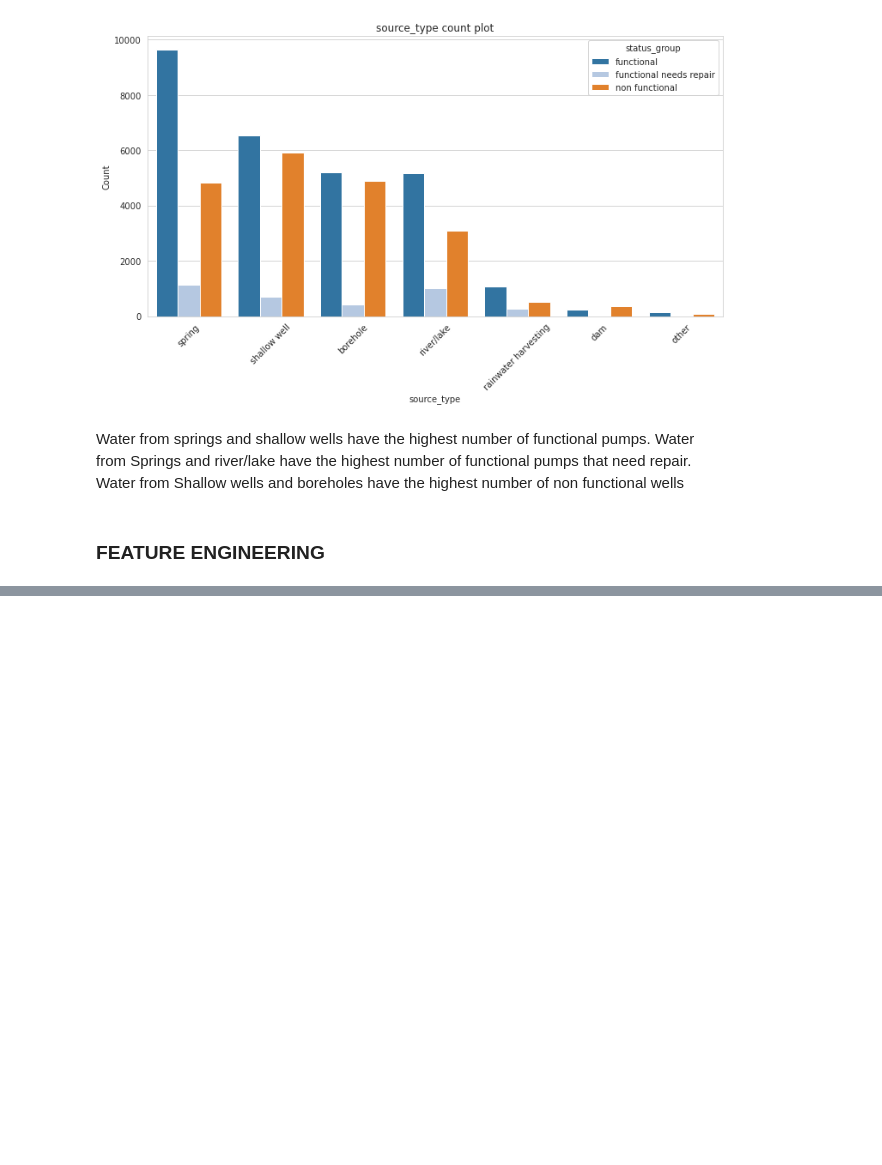
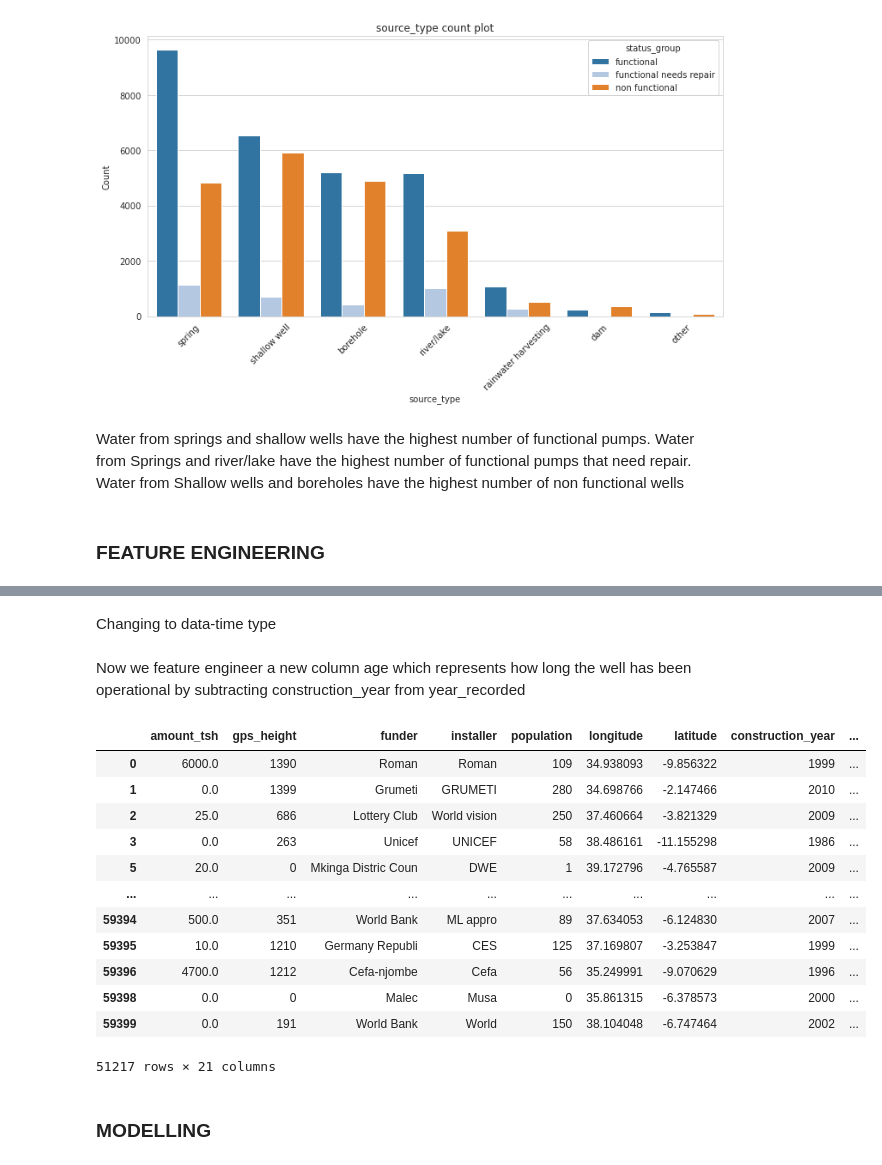
Before and after one commit to GraceRotich/Condition-of-Water-well-predictor, a Jupyter notebook: Condition_Water_well_predictor.ipynb, the cells around one changed output, grey strips where cells are left out. Drawn from its saved outputs; the diff is of its cells as text; code cells hidden in the pictures; blank space fills up the shorter version.

Commit message:
Feature Engineering

```diff
--- a/Condition_Water_well_predictor.ipynb
+++ b/Condition_Water_well_predictor.ipynb
@@ -621,0 +626,22 @@ Water from springs and shallow wells have the highest number of functional pumps
+# %%
+#finding the median of years != 0
+#replace the 0s in construction year with that median
+median = tanz_df.construction_year[tanz_df.construction_year != 0].median()
+tanz_df.construction_year.replace(0, median, inplace=True)
+# %%
+#create a new column decade
+tanz_df['decade'] = tanz_df['construction_year']
+# %%
+#binning the construction year into decade
+tanz_df['decade'].replace(to_replace = (1960,1961,1962,1963,1964,1965,1966,1967,1968,1969),
+                        value ='60s' , inplace=True)
+tanz_df['decade'].replace(to_replace = (1970,1971,1972,1973,1974,1975,1976,1977,1978,1979),
+                        value ='70s' , inplace=True)
+tanz_df['decade'].replace(to_replace = (1980,1981,1982,1983,1984,1985,1986,1987,1988,1989),
+                        value ='80s' , inplace=True)
+tanz_df['decade'].replace(to_replace = (1990,1991,1992,1993,1994,1995,1996,1997,1998,1999),
+                        value ='90s' , inplace=True)
+tanz_df['decade'].replace(to_replace = (2000,2001,2002,2003,2004,2005,2006,2007,2008,2009),
+                        value ='00s' , inplace=True)
+tanz_df['decade'].replace(to_replace = (2010,2011,2012,2013),
+                        value ='10s' , inplace=True)
@@ -621,0 +659,30 @@ Water from springs and shallow wells have the highest number of functional pumps
+# %% [markdown]
+Changing to data-time type
+# %%
+#changing date to date time object
+tanz_df['date_recorded']=pd.to_datetime(tanz_df['date_recorded'])
+tanz_df['year_recorded']=tanz_df['date_recorded'].apply(lambda x: x.year)
+
+tanz_df.drop('date_recorded', axis=1, inplace=True)
+# %% [markdown]
+Now we feature engineer a new column age which represents how long the well has been operational by subtracting construction_year from year_recorded
+# %%
+# feature engineering a new colum
+tanz_df['Age'] = tanz_df['year_recorded']- tanz_df['construction_year']
+tanz_df
+# %% [output]
+|  | amount_tsh | gps_height | funder | installer | population | longitude | latitude | construction_year | ... |
+| 0 | 6000.0 | 1390 | Roman | Roman | 109 | 34.938093 | -9.856322 | 1999 | ... |
+| 1 | 0.0 | 1399 | Grumeti | GRUMETI | 280 | 34.698766 | -2.147466 | 2010 | ... |
+| 2 | 25.0 | 686 | Lottery Club | World vision | 250 | 37.460664 | -3.821329 | 2009 | ... |
+| 3 | 0.0 | 263 | Unicef | UNICEF | 58 | 38.486161 | -11.155298 | 1986 | ... |
+| 5 | 20.0 | 0 | Mkinga Distric Coun | DWE | 1 | 39.172796 | -4.765587 | 2009 | ... |
+| ... | ... | ... | ... | ... | ... | ... | ... | ... | ... |
+| 59394 | 500.0 | 351 | World Bank | ML appro | 89 | 37.634053 | -6.124830 | 2007 | ... |
+| 59395 | 10.0 | 1210 | Germany Republi | CES | 125 | 37.169807 | -3.253847 | 1999 | ... |
+| 59396 | 4700.0 | 1212 | Cefa-njombe | Cefa | 56 | 35.249991 | -9.070629 | 1996 | ... |
+| 59398 | 0.0 | 0 | Malec | Musa | 0 | 35.861315 | -6.378573 | 2000 | ... |
+| 59399 | 0.0 | 191 | World Bank | World | 150 | 38.104048 | -6.747464 | 2002 | ... |
+51217 rows × 21 columns
+# %% [markdown]
+### MODELLING
```
Also changed, not shown: parts of 3 cells of this notebook.
